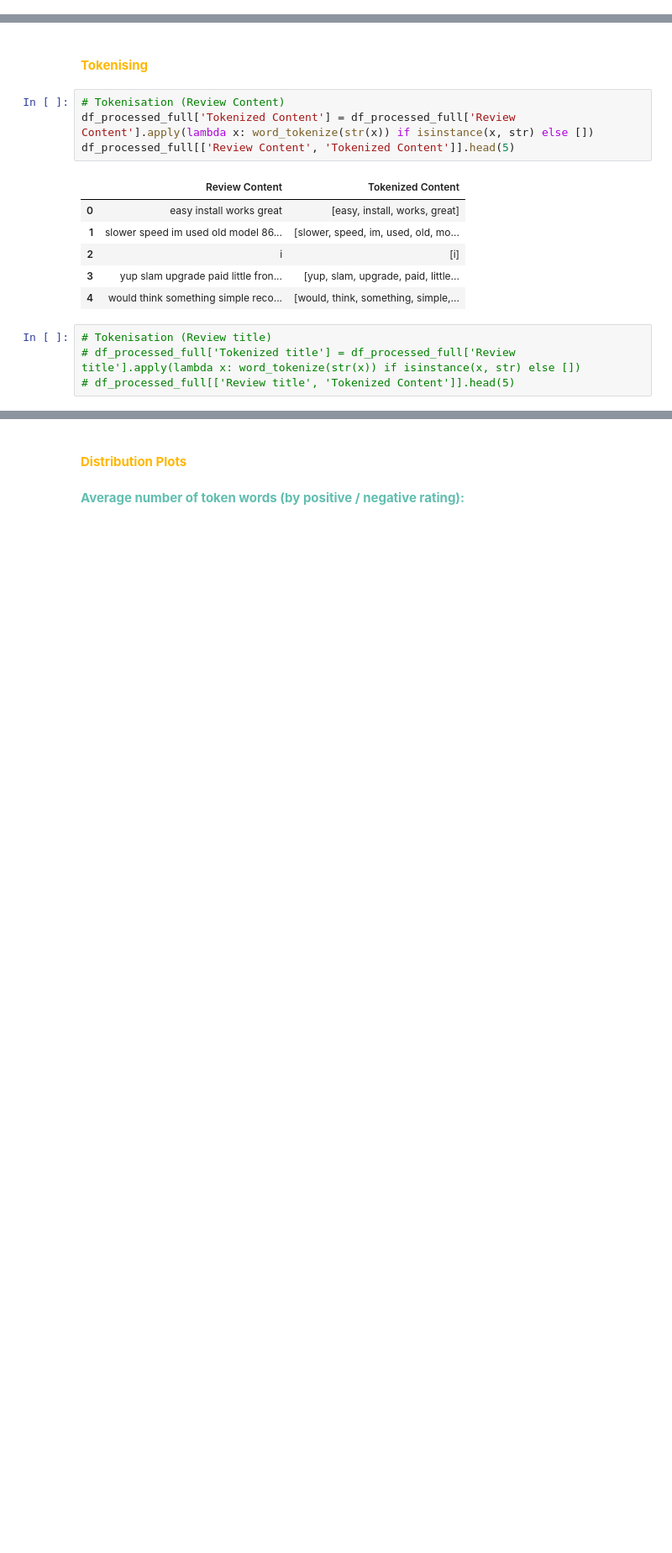
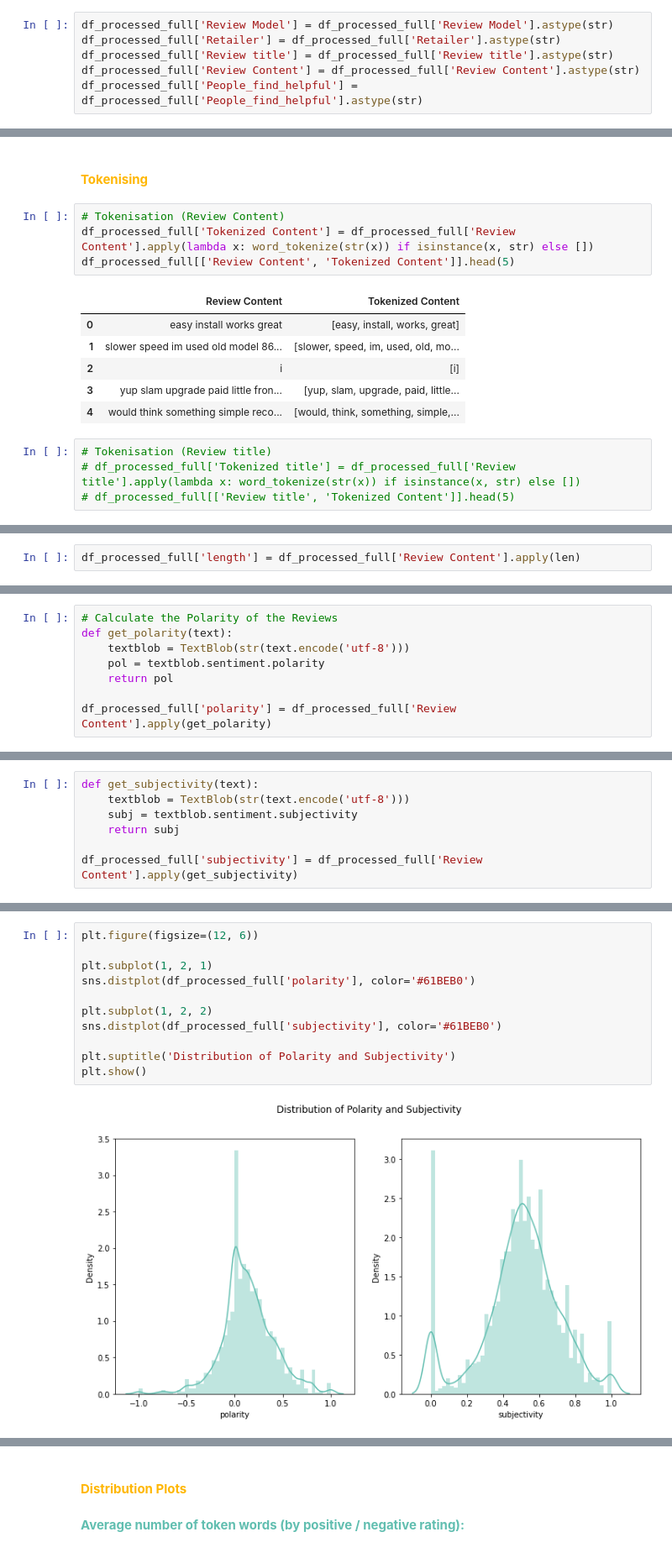
Before and after one commit to peacetay/CustomerProductReviews, a Jupyter notebook: EDA.ipynb, the cells around one changed output, grey strips where cells are left out. Shown: that part at 84% size. Cells and saved outputs as stored; diff of their text form; blank space fills up the shorter version.

```diff
--- a/EDA.ipynb
+++ b/EDA.ipynb
@@ -43,6 +48,12 @@ df_processed_full.describe()
 | 50% | 3.000000 | 0.000000 | 159.990000 | 4338.000000 | 4.100000 | 54.000000 | ... |
 | 75% | 5.000000 | 3.000000 | 239.990000 | 9872.000000 | 4.200000 | 109.000000 | ... |
 | max | 5.000000 | 990.000000 | 549.990000 | 53646.000000 | 4.400000 | 1439.000000 | ... |
+# %%
+df_processed_full['Review Model'] = df_processed_full['Review Model'].astype(str)
+df_processed_full['Retailer'] = df_processed_full['Retailer'].astype(str)
+df_processed_full['Review title'] = df_processed_full['Review title'].astype(str)
+df_processed_full['Review Content'] = df_processed_full['Review Content'].astype(str)
+df_processed_full['People_find_helpful'] = df_processed_full['People_find_helpful'].astype(str)
 # %% [markdown]
 #### <font color=#FFB703> **Grouping into Positive / Negative** </font>
 # %%
@@ -74,0 +90,2 @@ df_processed_full[['Review Content', 'Tokenized Content']].head(5)
+# %%
+df_processed_full['length'] = df_processed_full['Review Content'].apply(len)
@@ -74,0 +94,8 @@ df_processed_full[['Review Content', 'Tokenized Content']].head(5)
+# %%
+# Calculate the Polarity of the Reviews
+def get_polarity(text):
+    textblob = TextBlob(str(text.encode('utf-8')))
+    pol = textblob.sentiment.polarity
+    return pol
+
+df_processed_full['polarity'] = df_processed_full['Review Content'].apply(get_polarity)
@@ -74,0 +104,7 @@ df_processed_full[['Review Content', 'Tokenized Content']].head(5)
+# %%
+def get_subjectivity(text):
+    textblob = TextBlob(str(text.encode('utf-8')))
+    subj = textblob.sentiment.subjectivity
+    return subj
+
+df_processed_full['subjectivity'] = df_processed_full['Review Content'].apply(get_subjectivity)
@@ -74,0 +127,13 @@ df_processed_full[['Review Content', 'Tokenized Content']].head(5)
+# %%
+plt.figure(figsize=(12, 6))
+
+plt.subplot(1, 2, 1)
+sns.distplot(df_processed_full['polarity'], color='#61BEB0')
+
+plt.subplot(1, 2, 2)
+sns.distplot(df_processed_full['subjectivity'], color='#61BEB0')
+
+plt.suptitle('Distribution of Polarity and Subjectivity')
+plt.show()
+# %% [output]
+[figure, added]
```
Also changed, not shown: parts of 36 cells of this notebook.
